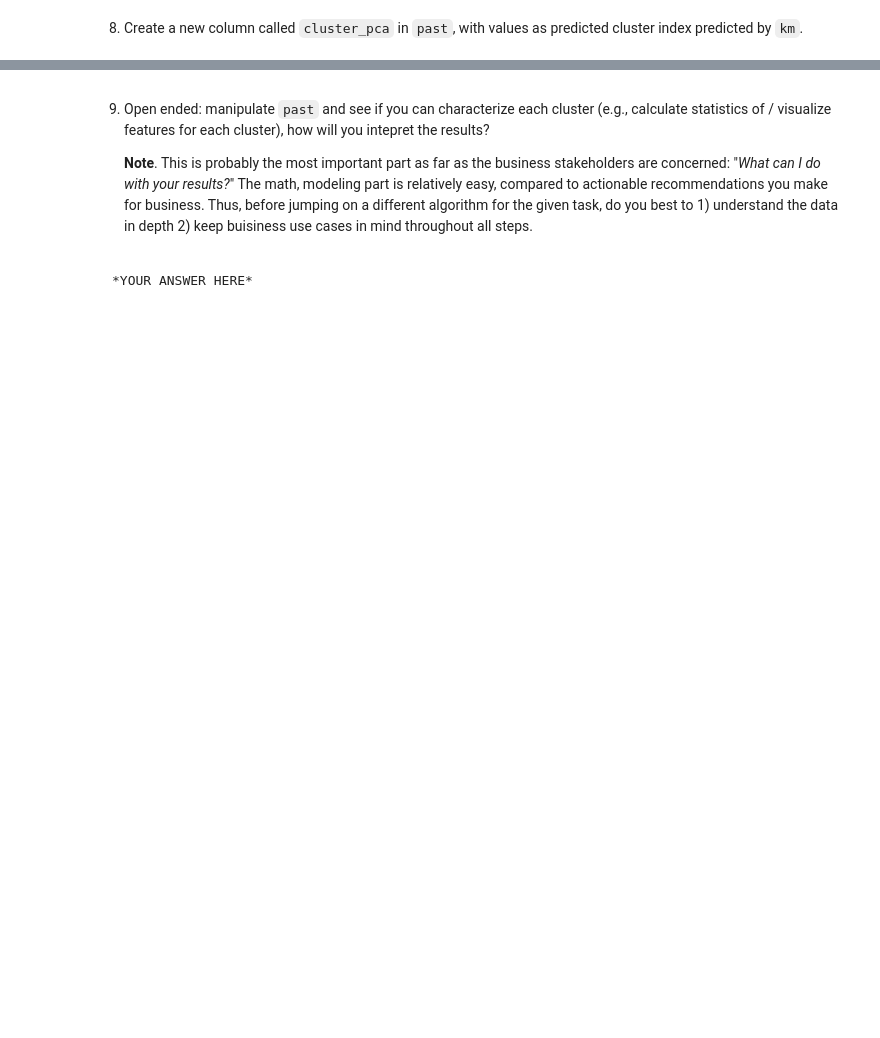
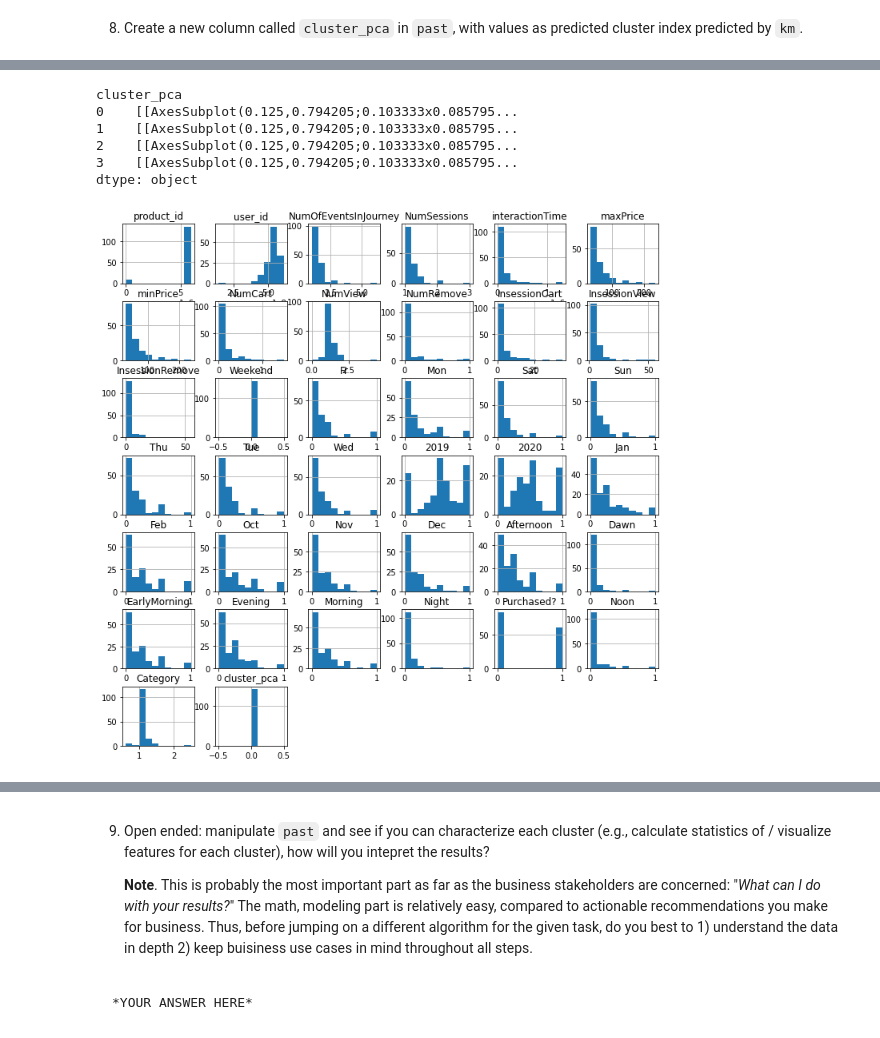
Before and after one commit to sireeshgit/naive-addition, a Jupyter notebook: assignments/week-7-unsuper-lrn/nb/new-product-launch.ipynb, the cells around one changed output, grey strips where cells are left out. Cells and saved outputs as stored; diff of their text form; code cells hidden in the pictures; blank space fills up the shorter version.

```diff
--- a/assignments/week-7-unsuper-lrn/nb/new-product-launch.ipynb
+++ b/assignments/week-7-unsuper-lrn/nb/new-product-launch.ipynb
@@ -227,3 +283,5 @@ For n_clusters = 8 The average silhouette_score is : 0.21817268912132334
 6. Instantiate a k-mean model using the number of cluster that you deem optimal, assign it to `km`, and fit on the reduced data.
 # %%
 # YOUR CODE HERE
+from sklearn.cluster import KMeans
+km = KMeans(n_clusters=4, random_state=0).fit(X_reduced)
@@ -237,3 +335,4 @@ KMeans(n_clusters=4, random_state=10)
 8. Create a new column called `cluster_pca` in `past`, with values as predicted cluster index predicted by `km`.
 # %%
 # YOUR CODE HERE
+past['cluster_pca'] = km.predict(X_reduced)
@@ -239,0 +361,10 @@ KMeans(n_clusters=4, random_state=10)
+# %%
+past.groupby('cluster_pca').hist(figsize=(12,12))
+# %% [output]
+cluster_pca
+0    [[AxesSubplot(0.125,0.794205;0.103333x0.085795...
+1    [[AxesSubplot(0.125,0.794205;0.103333x0.085795...
+2    [[AxesSubplot(0.125,0.794205;0.103333x0.085795...
+3    [[AxesSubplot(0.125,0.794205;0.103333x0.085795...
+dtype: object
+[figure, added]
```
Also changed, not shown: parts of 43 cells of this notebook, 1 other file.
